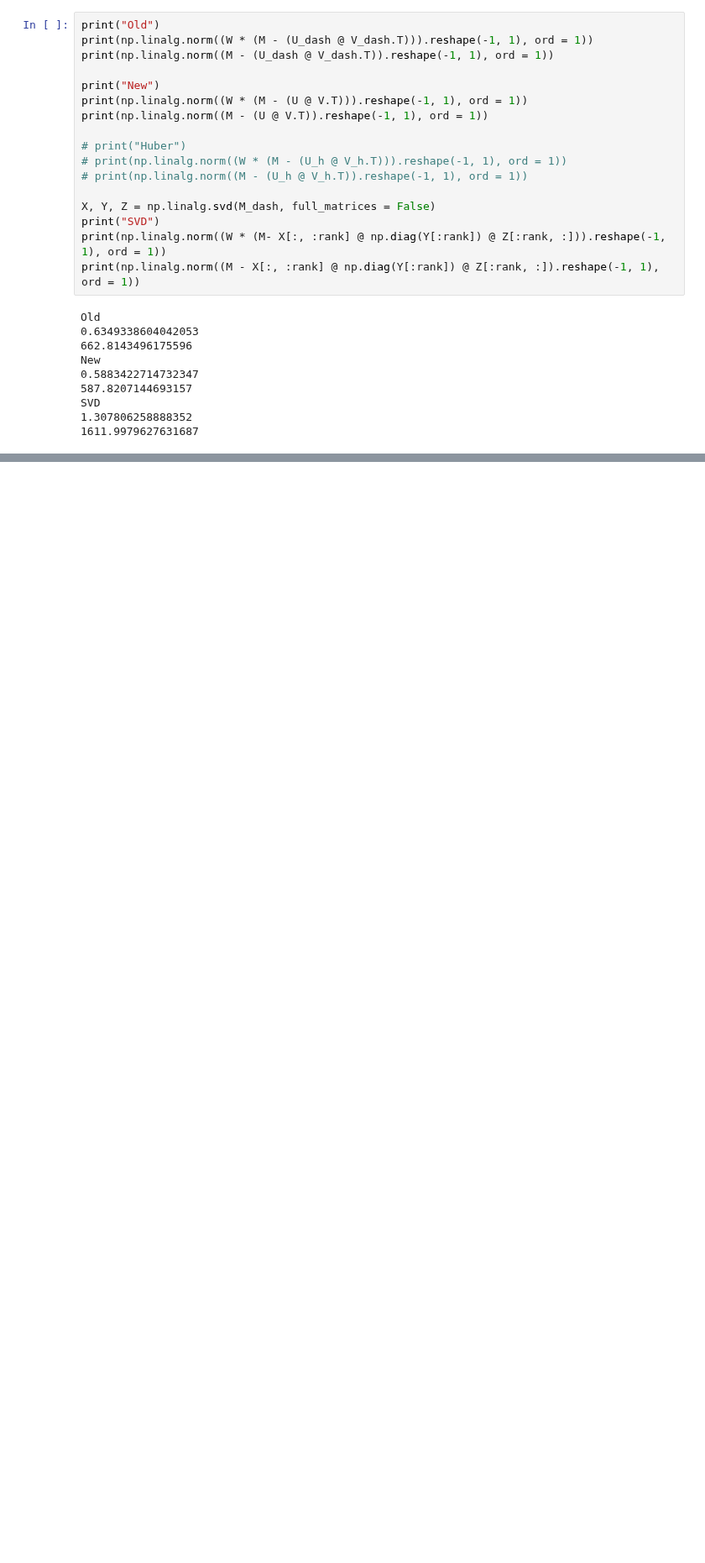
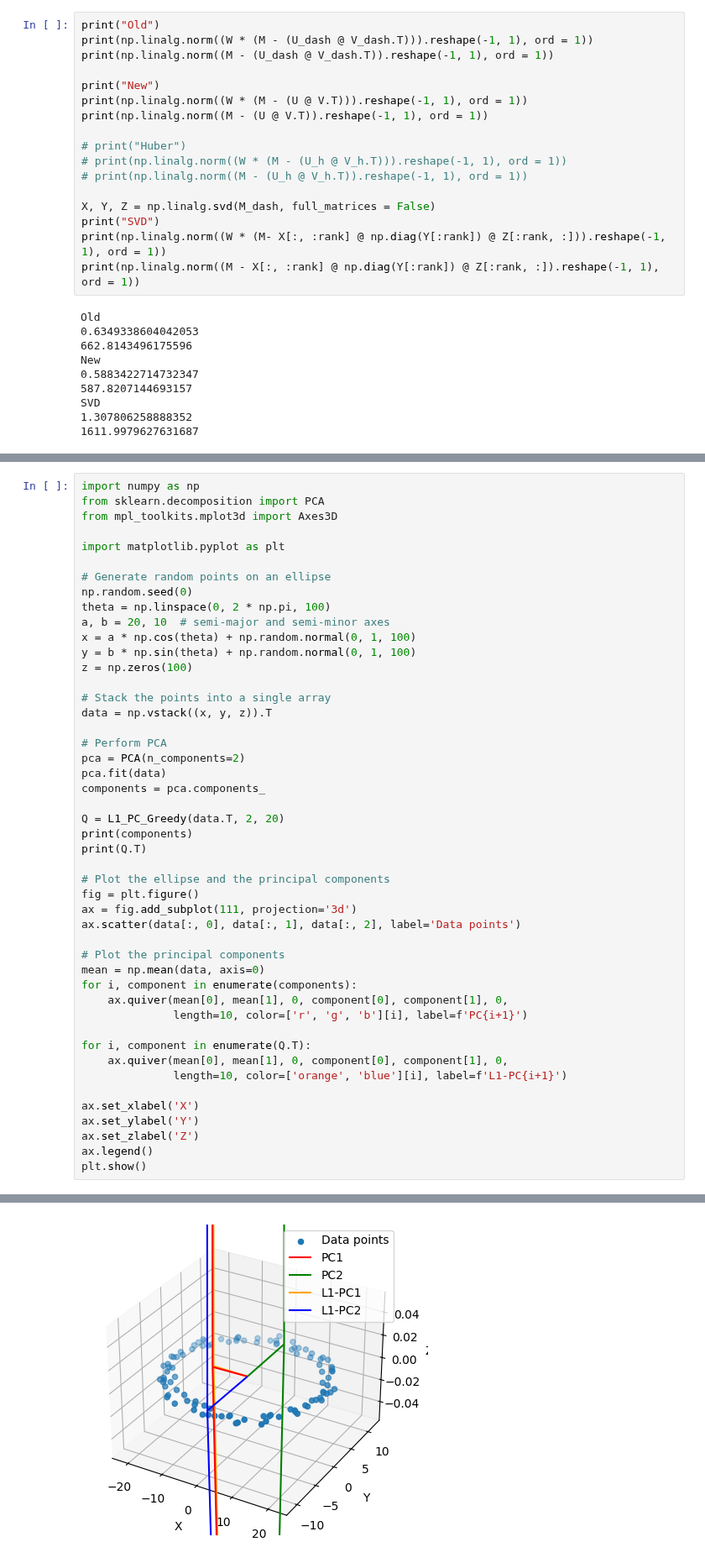
Before and after one commit to Robohrriday/Tensor_Train_Decomp, a Jupyter notebook: src/L1.ipynb, the cells around one changed output, grey strips where cells are left out. Shown at 84% size. Saved outputs shown, nothing was run; the diff lists cells and outputs as text; blank space fills up the shorter version.

```diff
--- a/src/L1.ipynb
+++ b/src/L1.ipynb
@@ -438,0 +538,48 @@ SVD
+# %%
+import numpy as np
+from sklearn.decomposition import PCA
+from mpl_toolkits.mplot3d import Axes3D
+
+import matplotlib.pyplot as plt
+
+# Generate random points on an ellipse
+np.random.seed(0)
+theta = np.linspace(0, 2 * np.pi, 100)
+a, b = 20, 10  # semi-major and semi-minor axes
+x = a * np.cos(theta) + np.random.normal(0, 1, 100)
+y = b * np.sin(theta) + np.random.normal(0, 1, 100)
+z = np.zeros(100)
+
+# Stack the points into a single array
+data = np.vstack((x, y, z)).T
+
+# Perform PCA
+pca = PCA(n_components=2)
+pca.fit(data)
+components = pca.components_
+
+Q = L1_PC_Greedy(data.T, 2, 20)
+print(components)
+print(Q.T)
+
+# Plot the ellipse and the principal components
+fig = plt.figure()
+ax = fig.add_subplot(111, projection='3d')
+ax.scatter(data[:, 0], data[:, 1], data[:, 2], label='Data points')
+
+# Plot the principal components
+mean = np.mean(data, axis=0)
+for i, component in enumerate(components):
+    ax.quiver(mean[0], mean[1], 0, component[0], component[1], 0,
+              length=10, color=['r', 'g', 'b'][i], label=f'PC{i+1}')
+
+for i, component in enumerate(Q.T):
+    ax.quiver(mean[0], mean[1], 0, component[0], component[1], 0,
+              length=10, color=['orange', 'blue'][i], label=f'L1-PC{i+1}')
+
+ax.set_xlabel('X')
+ax.set_ylabel('Y')
+ax.set_zlabel('Z')
+ax.legend()
+plt.show()
+# %% [output]
@@ -438,0 +590 @@ SVD
+[figure, added]
```
Also changed, not shown: parts of 6 cells of this notebook.
